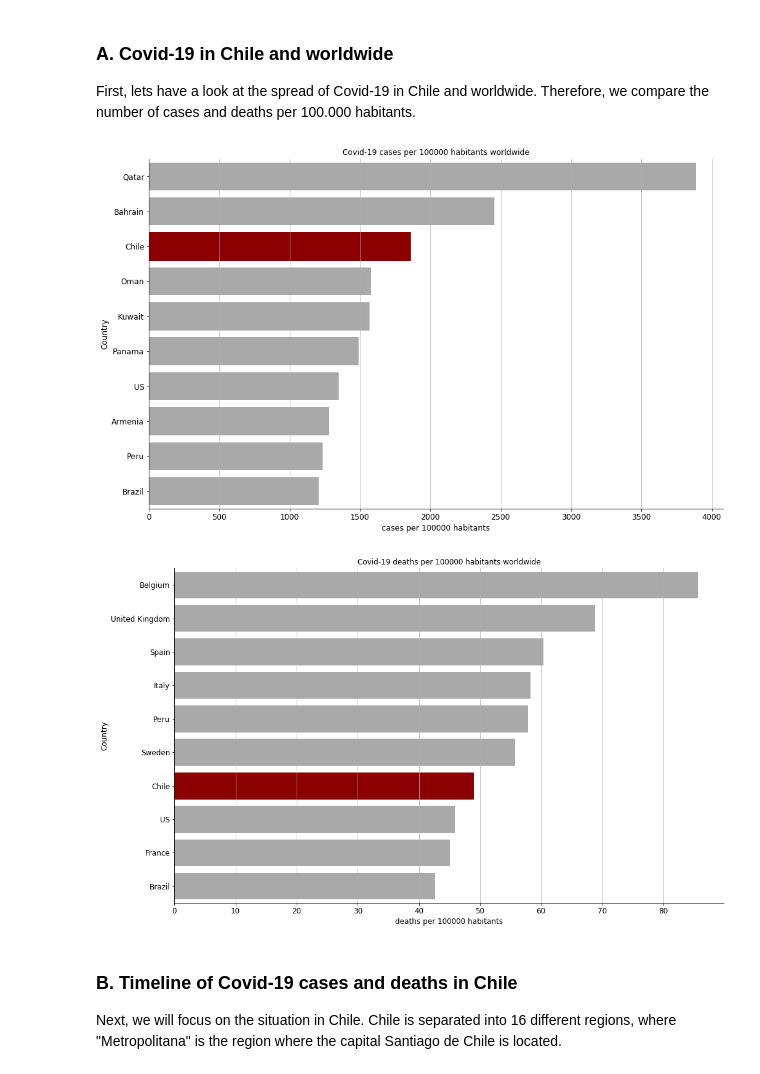
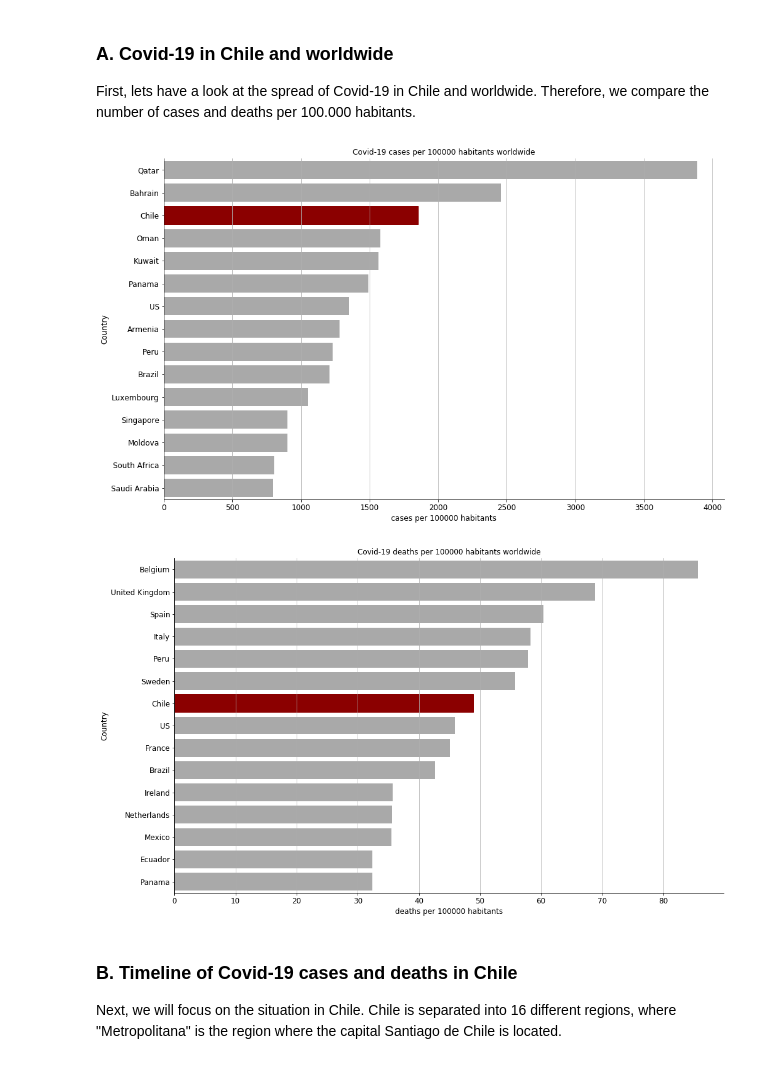
Before and after one commit to muellermax/Chile-Capstone, a Jupyter notebook: Chile Capstone.ipynb, the cells around one changed output. Drawn from its saved outputs; the diff is of its cells as text; code cells hidden in the pictures.

```diff
--- a/Chile Capstone.ipynb
+++ b/Chile Capstone.ipynb
@@ -167,9 +167,9 @@ def timeline_plot(df, title):
     sns.despine()
     plt.show()
 # %%
-def plot_covid_worldwide(df, title, country, m, z=100000):
+def plot_covid_worldwide(df, title, country, m, z=100000, t=100000):
     """
-    Function to plot a comparison between the m-most affected countries (as per 100.000 habitants)
+    Function to plot a comparison between the m-most affected countries (as per z habitants)
     and a specific country, which is highlighted in red.
 
     If the specific country is not wihtin the m-most affected countries, it is appended at the end.
@@ -179,14 +179,15 @@ def plot_covid_worldwide(df, title, country, m, z=100000):
         title (string): Specify the kind of the plot (cases or deaths)
         country (string): The country that sould be highlighted
         m (int): Returns the m-most affected countries.
-        z (int): Number of minimal population for a country to be considered (standard: 100.000)
+        z (int): Number to calculate the cases per z habitants
+        t (int): Number of minimal population for a country to be considered (standard: 100.000)
 
     Output:
         A seaborn plot.
     """
 
     # Get the relevant columns of df (Countryname and total number) and add a new column
-    # of cases/deaths per 100.000 habitants. Rename the columns.
+    # of cases/deaths per z habitants. Rename the columns.
     df_current = df.iloc[:, [1, -1]]
     df_current.columns = ['Country', title]
 
@@ -202,7 +203,7 @@ def plot_covid_worldwide(df, title, country, m, z=100000):
     rows_to_drop = []
 
     for i in range(len(df_final.population)):
-        if df_final.population[i] < z:
+        if df_final.population[i] < t:
             rows_to_drop.append(i)
 
     df_final = df_final.drop(rows_to_drop, axis = 0)
@@ -214,6 +215,7 @@ def plot_covid_worldwide(df, title, country, m, z=100000):
         'per {} habitants'.format(z)].sum().reset_index().sort_values([
         'per {} habitants'.format(z)], ascending = False)
 
+    # Show only the top m countries
     df_final_head = df_final.head(m)
 
     # Check if specific country is part of the m-most affected countries
@@ -325,13 +327,13 @@ max    150713.000000
 
 First, lets have a look at the spread of Covid-19 in Chile and worldwide. Therefore, we compare the number of cases and deaths per 100.000 habitants.
 # %%
-plot_covid_worldwide(csse_cases_all, 'cases', 'Chile', 10, 100000)
+plot_covid_worldwide(csse_cases_all, 'cases', 'Chile', 15, 100000, 100000)
 # %% [output]
-[figure, old version]
+[figure, new version]
 # %%
-plot_covid_worldwide(csse_deaths_all, 'deaths', 'Chile', 10, 100000)
+plot_covid_worldwide(csse_deaths_all, 'deaths', 'Chile', 15, 100000, 100000)
 # %% [output]
-[figure, old version]
+[figure, new version]
 # %% [markdown]
 ### B. Timeline of Covid-19 cases and deaths in Chile
 
```
